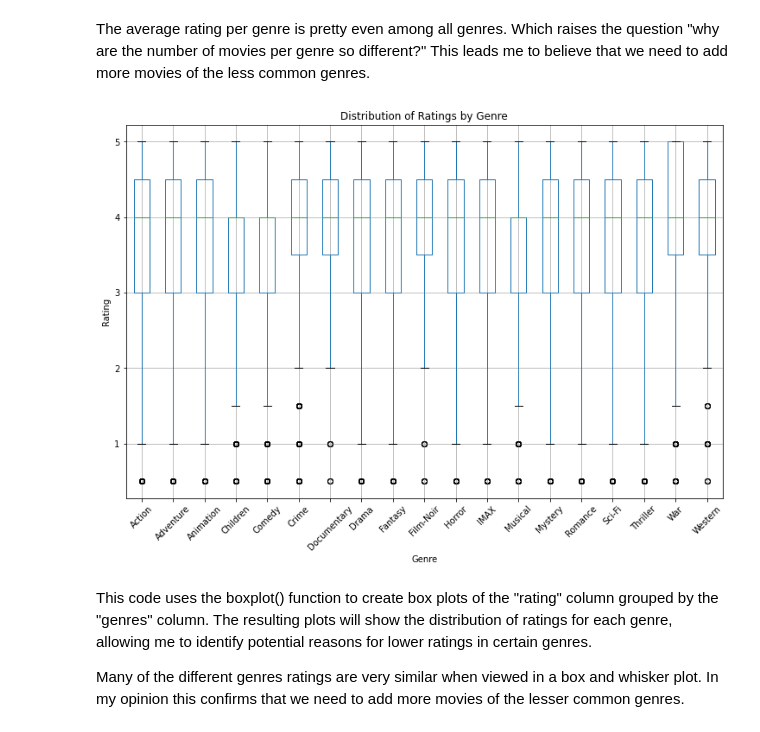
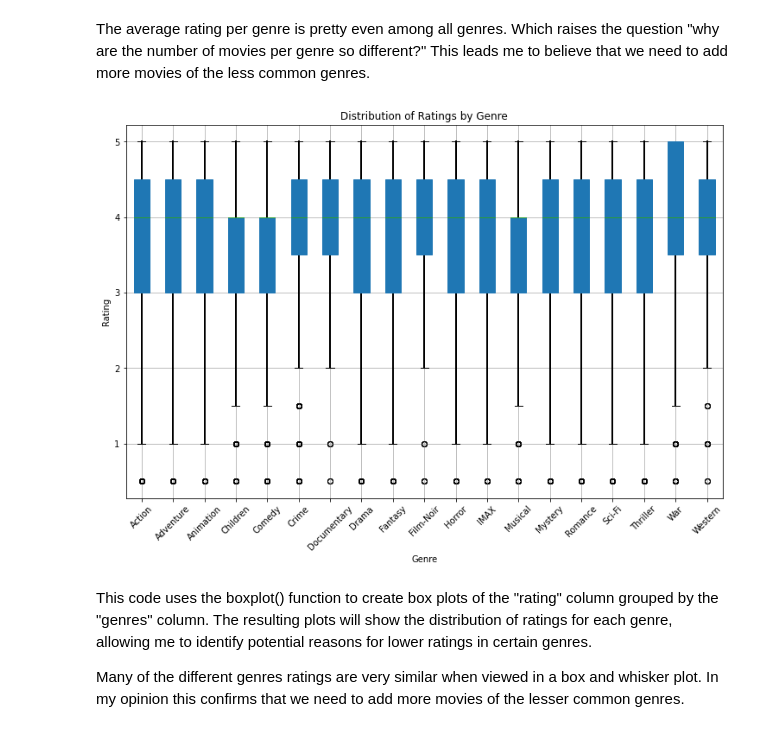
Before and after one commit to MichalOst3389/Movie-Recommendation-system, a Jupyter notebook: Untitled.ipynb, the cells around one changed output. Cells and saved outputs as stored; diff of their text form; code cells hidden in the pictures.

```diff
--- a/Untitled.ipynb
+++ b/Untitled.ipynb
@@ -240,17 +240,19 @@ The average rating per genre is pretty even among all genres.  Which raises the
 # %%
 # Split genres column by "|" and create new rows for each genre
 genres_df = merged_df.assign(genres=merged_df.genres.str.split('|')).explode('genres')
 
 # Create box plot of ratings for each genre
-genres_df.boxplot(column=['rating'], by='genres', figsize=(12,8))
+fig, ax = plt.subplots(figsize=(12,8))
+bp = genres_df.boxplot(column=['rating'], by='genres', ax=ax, patch_artist=True,
+                       whiskerprops=dict(linewidth=2, color='black'))
 plt.title("Distribution of Ratings by Genre")
 plt.suptitle("")
 plt.xlabel("Genre")
 plt.ylabel("Rating")
 plt.xticks(rotation=45)
 plt.show()
 # %% [output]
-[figure, old version]
+[figure, new version]
 # %% [markdown]
 This code uses the boxplot() function to create box plots of the "rating" column grouped by the "genres" column. The resulting plots will show the distribution of ratings for each genre, allowing me to identify potential reasons for lower ratings in certain genres.
 
```
